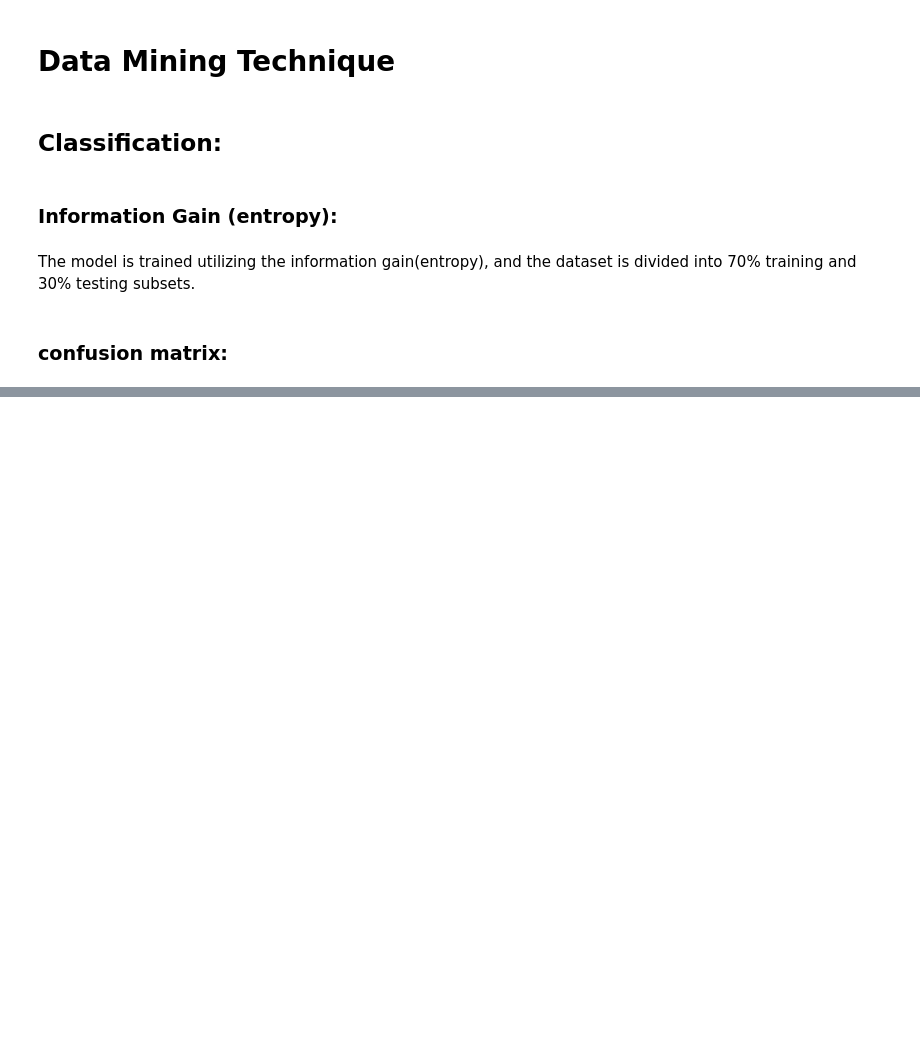
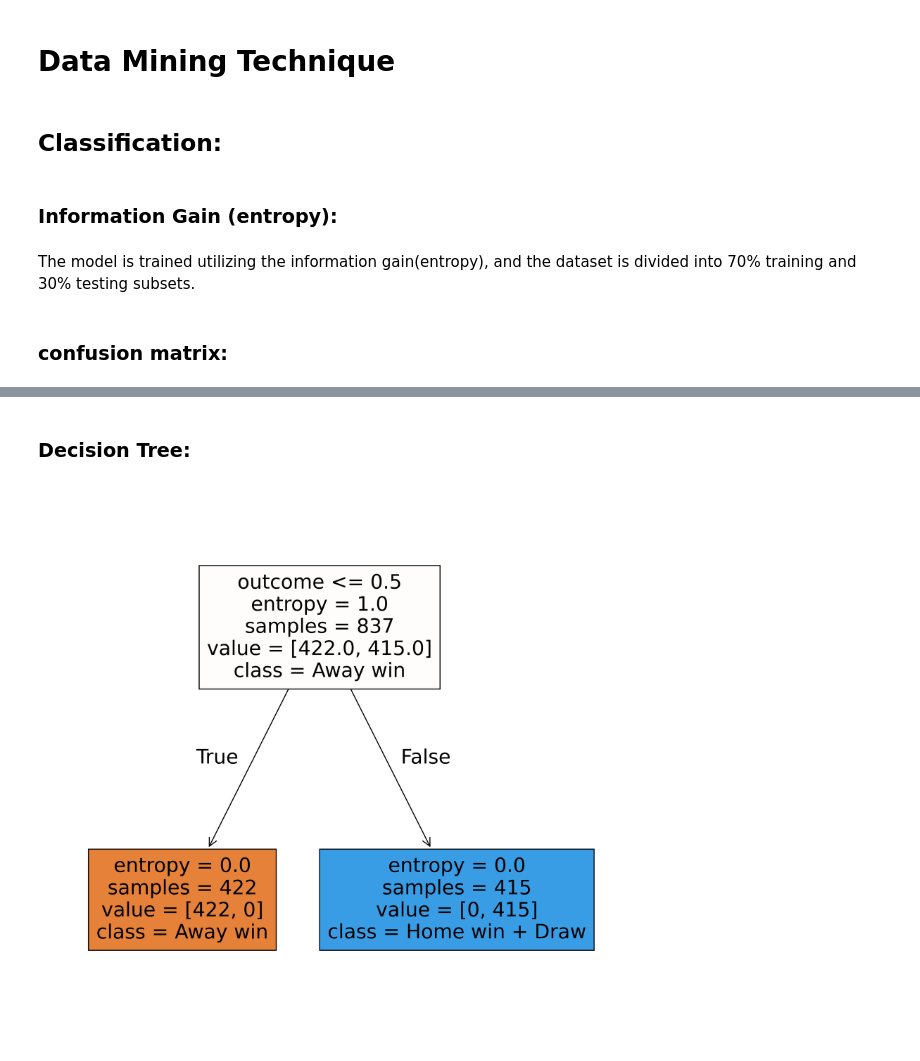
Before and after one commit to Aljwharah9/Project-IT-326, a Jupyter notebook: Phase_3.ipynb, the cells around one changed output, grey strips where cells are left out. Drawn from its saved outputs; the diff is of its cells as text; code cells hidden in the pictures; blank space fills up the shorter version.

```diff
--- a/Phase_3.ipynb
+++ b/Phase_3.ipynb
@@ -240,0 +254,25 @@ IndexError: list index out of range
+# %% [markdown]
+### Decision Tree:
+# %%
+import matplotlib.pyplot as plt
+from sklearn import tree
+
+# Define the feature names based on your dataset
+fn = df.keys().tolist()[:-1]  # Exclude the 'Binary_outcome' column
+
+# Define the class labels for your dataset
+class_labels = {0: 'Away win', 1: 'Home win + Draw'}
+
+# Create the decision tree plot
+fig, axes = plt.subplots(nrows=1, ncols=1, figsize=(10, 10), dpi=400)
+
+# Plot the decision tree
+tree.plot_tree(clf,
+               feature_names=fn,
+               class_names=[class_labels[0], class_labels[1]],
+               filled=True)
+
+# Show the plot
+plt.show()
+# %% [output]
+[figure, added]
```
Also changed, not shown: parts of 5 cells of this notebook.
